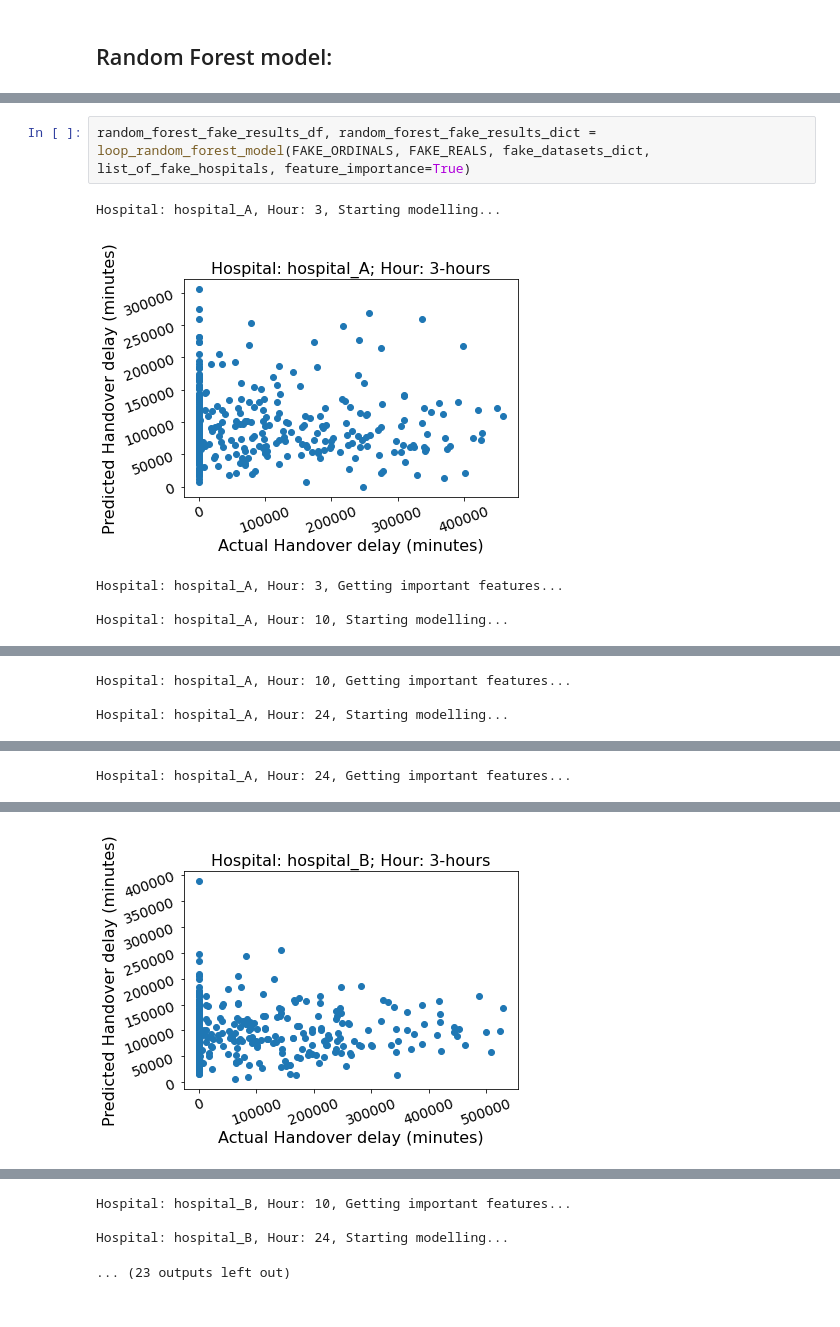
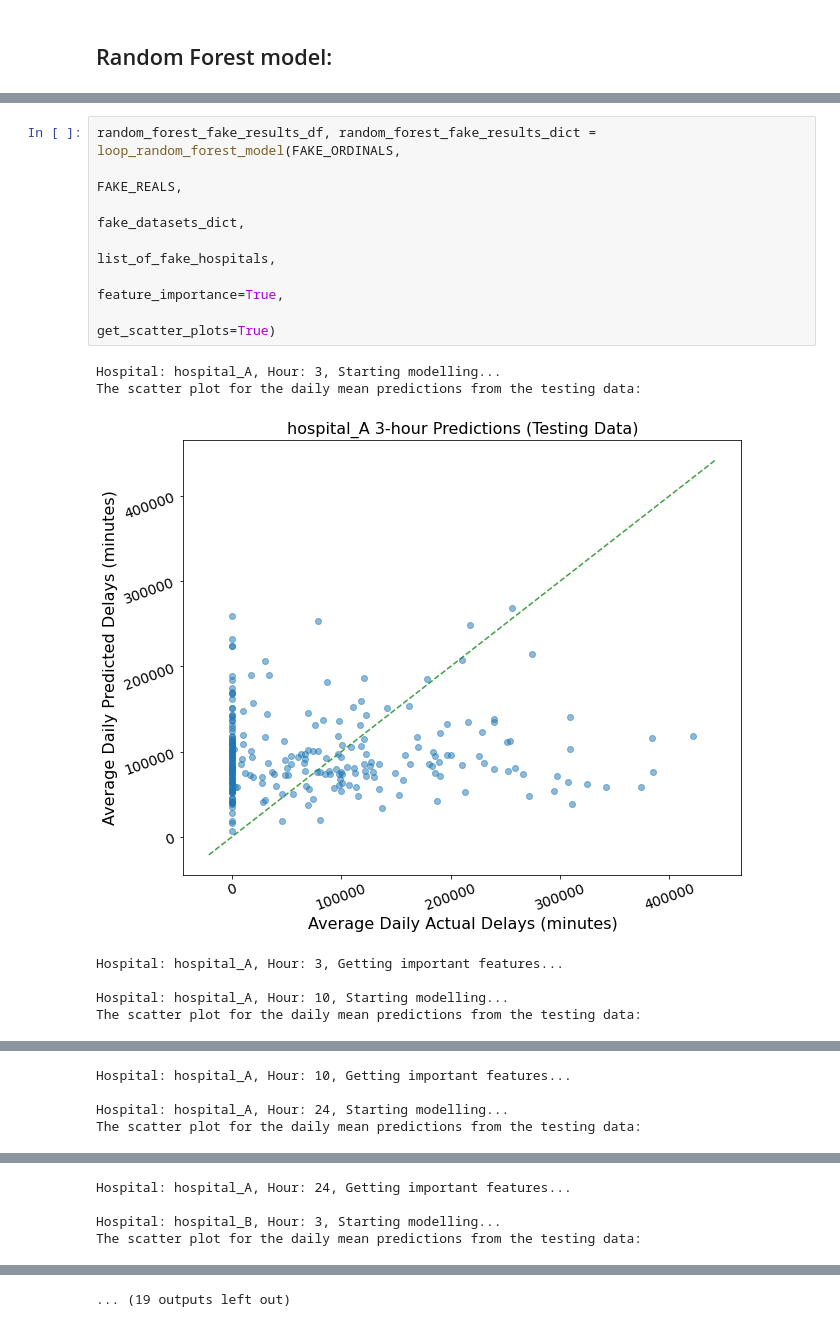
Before and after one commit to nhsx-mirror/skunkworks-ambulance-queueing-prediction, a Jupyter notebook: notebooks/03-modelling.ipynb, the cells around one changed output, grey strips where cells are left out. Cells and saved outputs as stored; diff of their text form.

```diff
--- a/notebooks/03-modelling.ipynb
+++ b/notebooks/03-modelling.ipynb
@@ -212,8 +144,15 @@ ___
 # %%
-random_forest_fake_results_df, random_forest_fake_results_dict = loop_random_forest_model(FAKE_ORDINALS, FAKE_REALS, fake_datasets_dict, list_of_fake_hospitals, feature_importance=True)
+random_forest_fake_results_df, random_forest_fake_results_dict = loop_random_forest_model(FAKE_ORDINALS,
+                                                                                          FAKE_REALS,
+                                                                                          fake_datasets_dict,
+                                                                                          list_of_fake_hospitals,
+                                                                                          feature_importance=True,
+                                                                                          get_scatter_plots=True)
 # %% [output]
 Hospital: hospital_A, Hour: 3, Starting modelling...
+The scatter plot for the daily mean predictions from the testing data:
-[figure, old version]
+[figure, new version]
 Hospital: hospital_A, Hour: 3, Getting important features...
 
 Hospital: hospital_A, Hour: 10, Starting modelling...
+The scatter plot for the daily mean predictions from the testing data:
@@ -221,3 +160,4 @@ Hospital: hospital_A, Hour: 10, Starting modelling...
 Hospital: hospital_A, Hour: 10, Getting important features...
 
 Hospital: hospital_A, Hour: 24, Starting modelling...
+The scatter plot for the daily mean predictions from the testing data:
@@ -225 +165,4 @@ Hospital: hospital_A, Hour: 24, Starting modelling...
 Hospital: hospital_A, Hour: 24, Getting important features...
+
+Hospital: hospital_B, Hour: 3, Starting modelling...
+The scatter plot for the daily mean predictions from the testing data:
@@ -227 +173,0 @@ Hospital: hospital_B, Hour: 3, Starting modelling...
-[figure, old version]
@@ -232,5 +180,2 @@ Hospital: hospital_B, Hour: 10, Starting modelling...
-Hospital: hospital_B, Hour: 10, Getting important features...
-
-Hospital: hospital_B, Hour: 24, Starting modelling...
+... (19 outputs left out)
-... (23 outputs left out)
 # %% [markdown]
```
Also changed, not shown: parts of 24 cells of this notebook.
